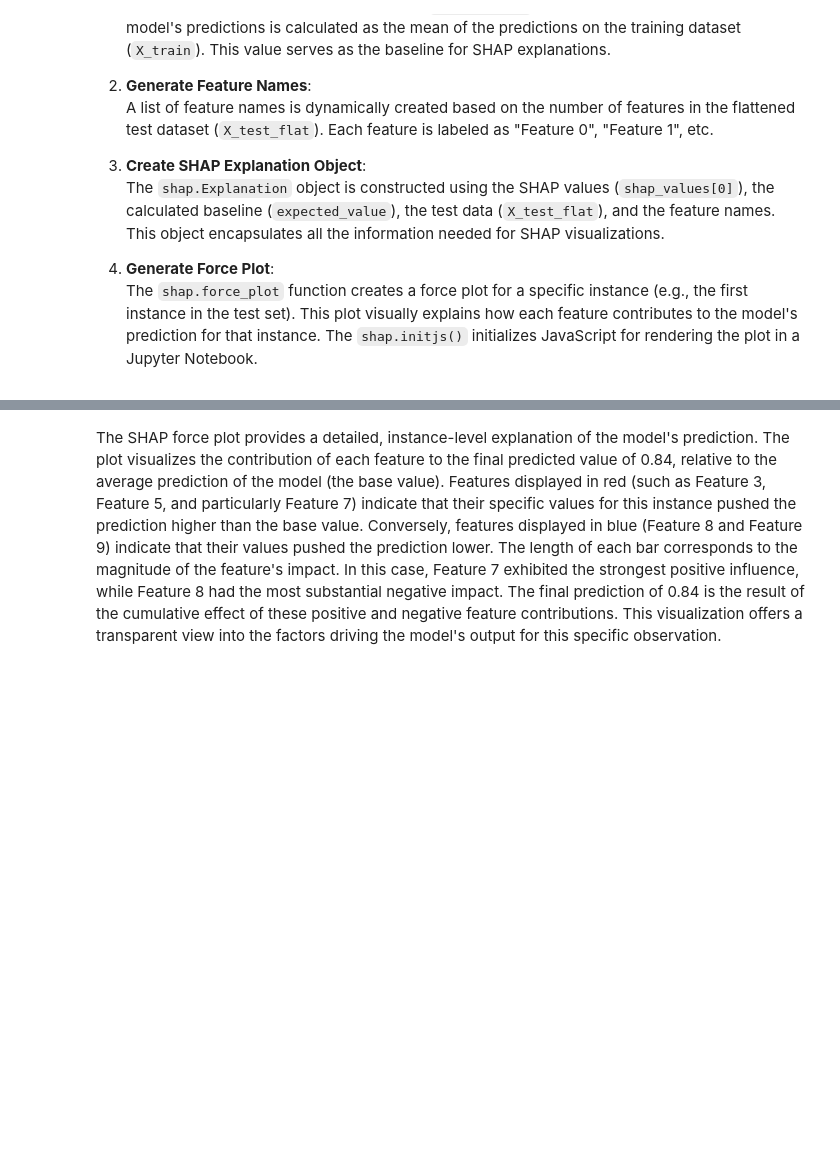
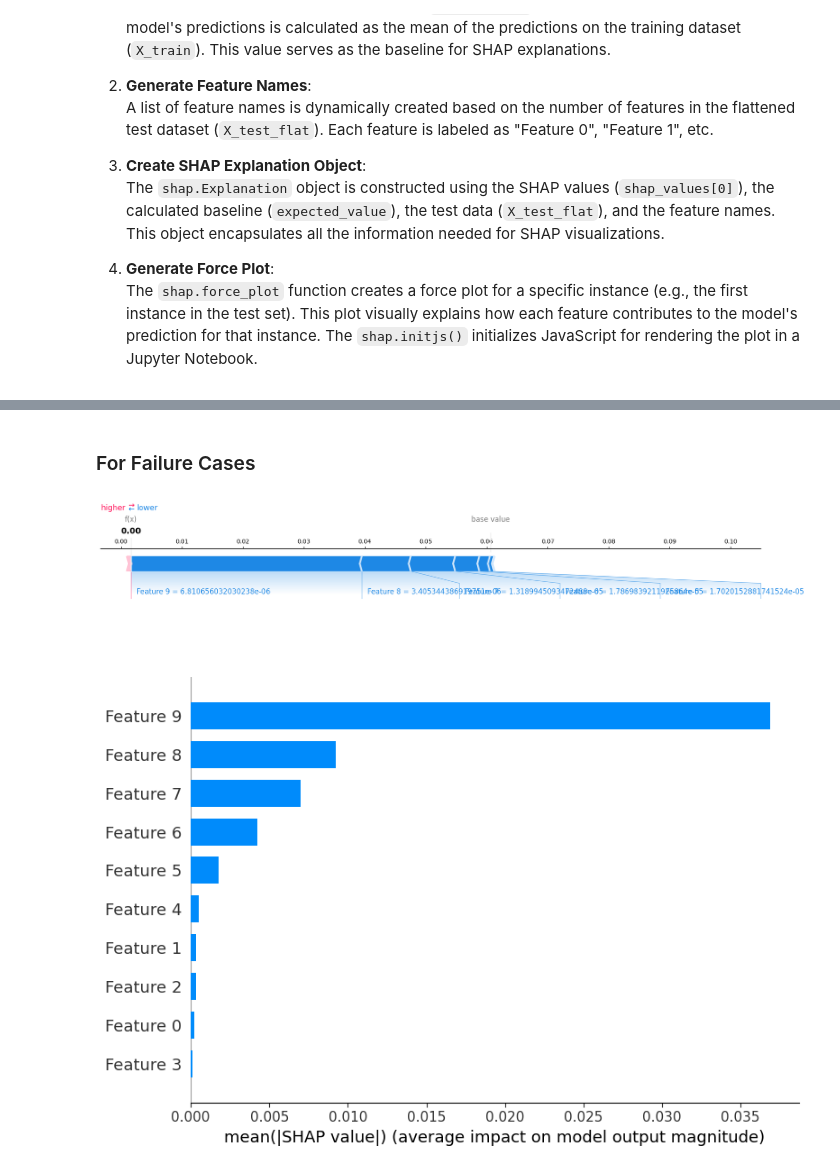
Before and after one commit to NoraLeo/deep_learning_spring_2025_group_4, a Jupyter notebook: new/model-original.ipynb, the cells around one changed output, grey strips where cells are left out. Drawn from its saved outputs; the diff is of its cells as text; code cells hidden in the pictures; blank space fills up the shorter version.

```diff
--- a/new/model-original.ipynb
+++ b/new/model-original.ipynb
@@ -328,2 +311,48 @@ shap.force_plot(shap_explanation.base_values, shap_explanation.values, shap_expl
-# %% [markdown]
-The SHAP force plot provides a detailed, instance-level explanation of the model's prediction. The plot visualizes the contribution of each feature to the final predicted value of 0.84, relative to the average prediction of the model (the base value). Features displayed in red (such as Feature 3, Feature 5, and particularly Feature 7) indicate that their specific values for this instance pushed the prediction higher than the base value. Conversely, features displayed in blue (Feature 8 and Feature 9) indicate that their values pushed the prediction lower. The length of each bar corresponds to the magnitude of the feature's impact. In this case, Feature 7 exhibited the strongest positive influence, while Feature 8 had the most substantial negative impact. The final prediction of 0.84 is the result of the cumulative effect of these positive and negative feature contributions. This visualization offers a transparent view into the factors driving the model's output for this specific observation.
+# %% [markdown]
+### For Failure Cases
+# %%
+X_failure = X[failure_cases]
+y_failure_actual = y[failure_cases]
+y_failure_pred = predictions[failure_cases]
+# %%
+import shap
+from xgboost import train
+model.eval()  # Ensure the model is in evaluation mode
+# Ensure the input data has the correct shape (e.g., [batch_size, seq_length, num_features])
+X_train_reshaped = torch.tensor(X_train, dtype=torch.float32).to(device).view(-1, seq_length, 1)
+X_failure_reshaped = torch.tensor(X_failure, dtype=torch.float32).to(device).view(-1, seq_length, 1)
+
+# Initialize the SHAP explainer and compute SHAP values
+model.train()
+explainer = shap.GradientExplainer(model, X_train_reshaped)
+model.train()
+shap_values_failure = explainer.shap_values(X_failure_reshaped)
+# %%
+
+model.eval()
+expected_value = model(X_train_reshaped).mean().item()
+
+# Flatten X_failure to 2D for shap.utils.hclust
+X_failure_flat = X_failure_reshaped.view(X_failure_reshaped.shape[0], -1).cpu().numpy()
+
+# Flatten shap_values_failure to match the shape of X_failure_flat
+shap_values_failure_flat = np.array(shap_values_failure).reshape(len(failure_cases), -1)
+
+# Convert shap_values into an Explanation object
+shap_explanation = shap.Explanation(values=shap_values_failure_flat, base_values=expected_value, data=X_failure_flat)
+# %%
+# Ensure the SHAP values and data are flattened to match dimensions
+shap_values_flat = shap_explanation.values.reshape(shap_explanation.data.shape[0], -1)
+data_flat = shap_explanation.data.reshape(shap_explanation.data.shape[0], -1)
+
+feature_names_failure = [f"Feature {i}" for i in range(X_failure_flat.shape[1])]
+shap_explanation.feature_names = feature_names_failure
+# Generate the force plot for a specific instance (e.g., the 10th instance)
+shap.force_plot(shap_explanation.base_values, shap_values_flat[10],
+                data_flat[10], feature_names = feature_names_failure, show=True, matplotlib=True)
+
+#generate summary plot for failure cases
+shap.summary_plot(shap_values_failure_flat, X_failure_flat, plot_type="bar", show=True)
+# %% [output]
+[figure, added]
+[figure, added]
```
Also changed, not shown: parts of 16 cells of this notebook, 3 other files.
